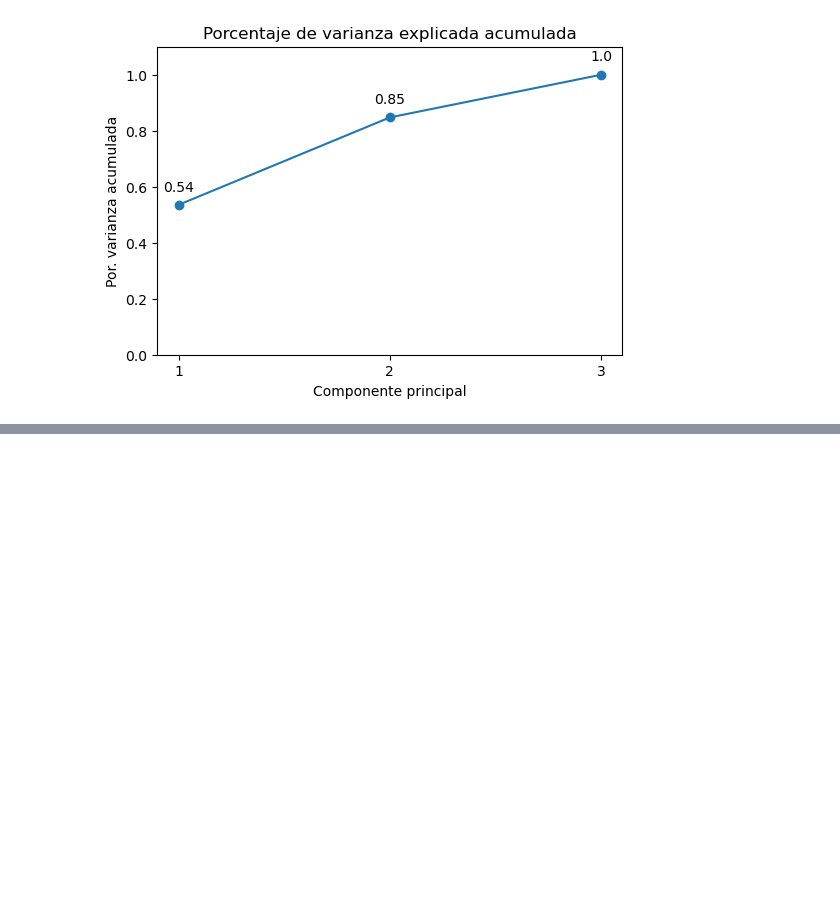
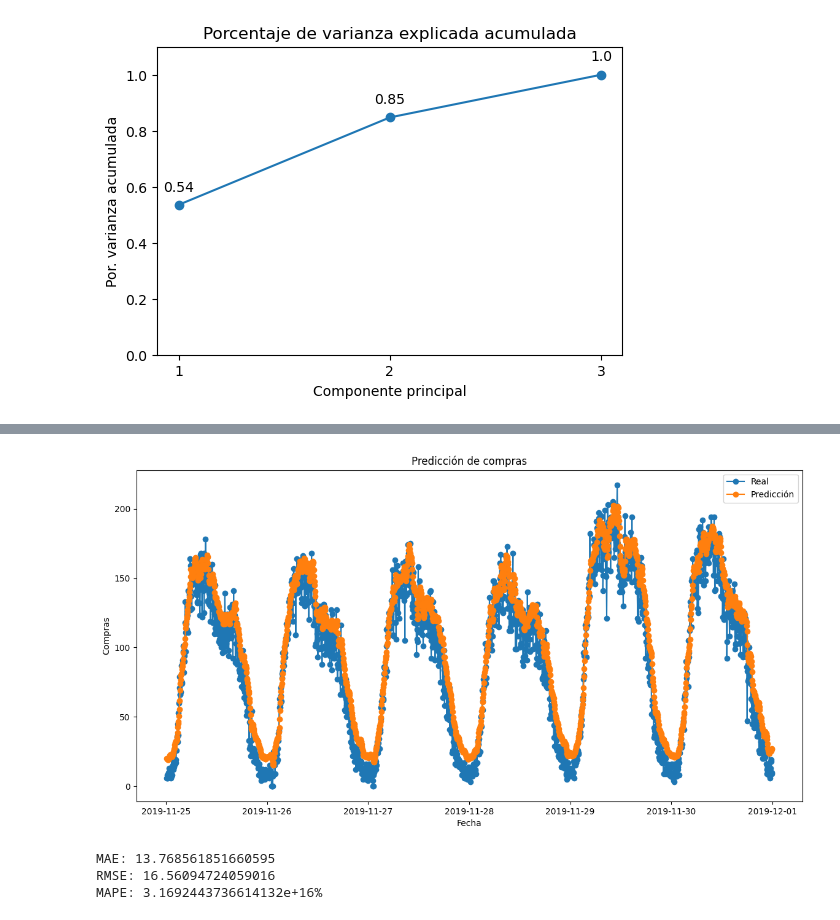
Before and after one commit to Jskenpo/ProyectoFInal_DS, a Jupyter notebook: Proyecto.ipynb, the cells around one changed output, grey strips where cells are left out. Cells and saved outputs as stored; diff of their text form; code cells hidden in the pictures; blank space fills up the shorter version.

```diff
--- a/Proyecto.ipynb
+++ b/Proyecto.ipynb
@@ -547,0 +325,9 @@ Name: proportion, dtype: float64
+# %%
+# Crear datos en ventanas para entrenamiento
+def create_sequences(data, seq_length):
+    X = []
+    y = []
+    for i in range(len(data) - seq_length):
+        X.append(data[i:i + seq_length])
+        y.append(data[i + seq_length])
+    return np.array(X), np.array(y)
@@ -547,0 +358,9 @@ Name: proportion, dtype: float64
+# %%
+# Entrenar el modelo
+history = model.fit(
+    X_train, y_train,
+    epochs=40,
+    batch_size=32,
+    validation_split=0.2,
+    verbose=1
+)
@@ -547,0 +385,12 @@ Name: proportion, dtype: float64
+# %%
+# Predecir en los datos de prueba
+predictions = model.predict(X_test)
+
+# Reescalar las predicciones
+predictions_rescaled = scaler.inverse_transform(predictions)
+y_test_rescaled = scaler.inverse_transform(y_test)
+
+# Calcular el error (RMSE)
+from sklearn.metrics import mean_squared_error
+rmse = np.sqrt(mean_squared_error(y_test_rescaled, predictions_rescaled))
+print(f'Error cuadrático medio (RMSE): {rmse}')
@@ -547,0 +400,31 @@ Name: proportion, dtype: float64
+# %%
+import matplotlib.pyplot as plt
+
+#hacer que eje x representa el tiempo
+time = data.index[seq_length + split:]
+
+plt.figure(figsize=(14, 7))
+plt.plot(time, y_test_rescaled, label='Real', marker='o')
+plt.plot(time, predictions_rescaled, label='Predicción', marker='o')
+plt.title('Predicción de compras')
+plt.xlabel('Fecha')
+plt.ylabel('Compras')
+plt.legend()
+plt.show()
+# %% [output]
+[figure, added]
+# %%
+from sklearn.metrics import mean_absolute_error, mean_squared_error, mean_absolute_percentage_error
+import numpy as np
+
+mae = mean_absolute_error(y_test_rescaled, predictions_rescaled)
+rmse = np.sqrt(mean_squared_error(y_test_rescaled, predictions_rescaled))
+mape = mean_absolute_percentage_error(y_test_rescaled, predictions_rescaled)
+
+print(f"MAE: {mae}")
+print(f"RMSE: {rmse}")
+print(f"MAPE: {mape * 100}%")
+# %% [output]
+MAE: 13.768561851660595
+RMSE: 16.56094724059016
+MAPE: 3.1692443736614132e+16%
```
Also changed, not shown: parts of 24 cells of this notebook, 6 other files.
